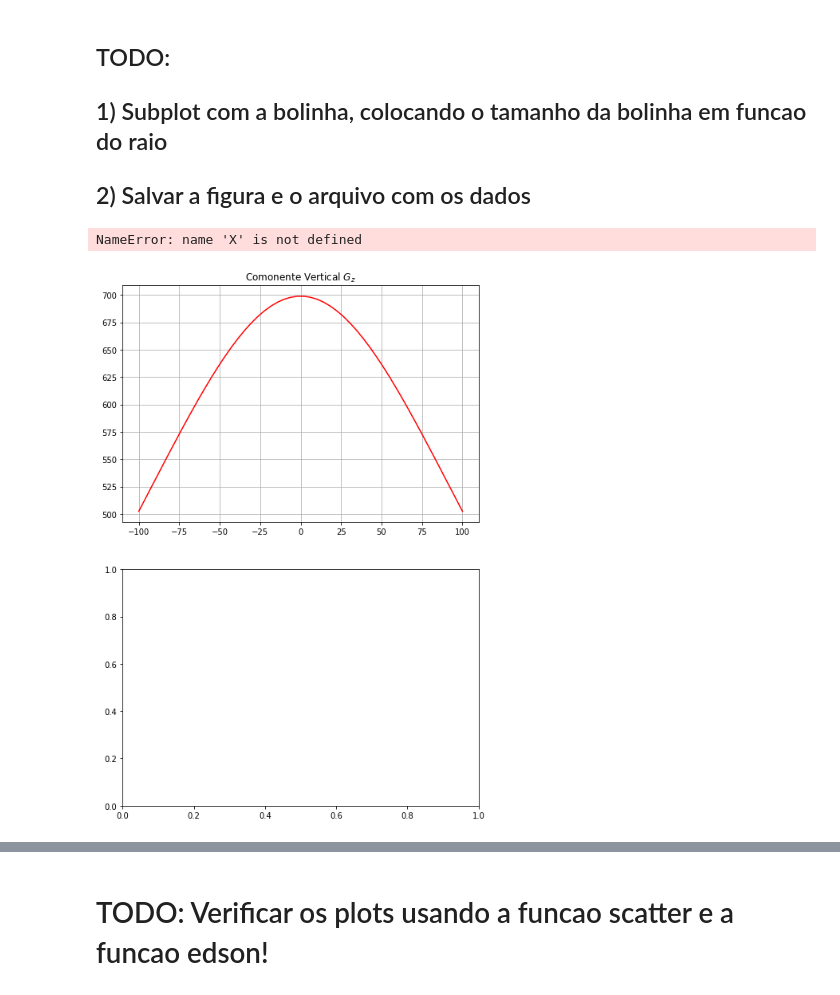
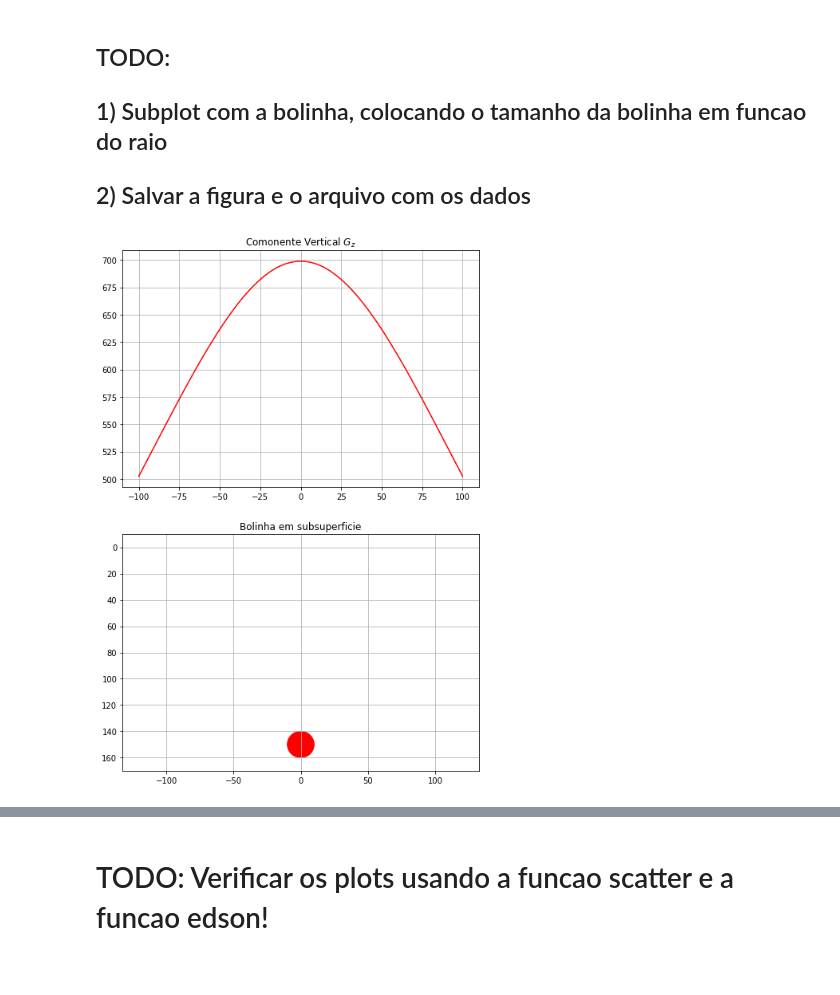
Before and after one commit to EdsonAlonso/EstagioCurricular, a Jupyter notebook: test_sphere.ipynb, the cells around one changed output, grey strips where cells are left out. Saved outputs shown, nothing was run; the diff lists cells and outputs as text; code cells hidden in the pictures.

```diff
--- a/test_sphere.ipynb
+++ b/test_sphere.ipynb
@@ -103,24 +101,23 @@ plt.show()
 # %%
 plt.figure(figsize=(8,12))
 circle1=plt.Circle((xc,zc),radius=raio,color =  'r')
 plt.subplot(2,1,1)
 plt.plot(x,gz,'r')
 plt.title('Comonente Vertical $G_z$')
 plt.grid()
 
 plt.subplot(2,1,2)
-plt.contourf(X, Y, U1, 25, cmap = plt.cm.jet)
+#plt.contourf(X, Y, U1, 25, cmap = plt.cm.jet)
 plt.gcf().gca().add_artist(circle1)
 plt.title('Bolinha em subsuperficie')
 plt.grid()
 plt.xlim( ((z)/2 - 1.5*(zc+2*raio)/2, ((-z)/2) + 1.5*(zc+2*raio)/2 ) )
 plt.ylim( (z , zc + 2*raio) )
 plt.gca().invert_yaxis()
 plt.savefig('TODO_023.pdf', dpi=300, transparet=True, bbox_inches='tight')
-plt.colorbar()
+#plt.colorbar()
 plt.show()
 # %% [output]
-NameError: name 'X' is not defined
-[figure, old version]
+[figure, new version]
 # %%
 #### Utilizando a funcao scatter (alternativamente):
```
Also changed, not shown: parts of 3 cells of this notebook.
